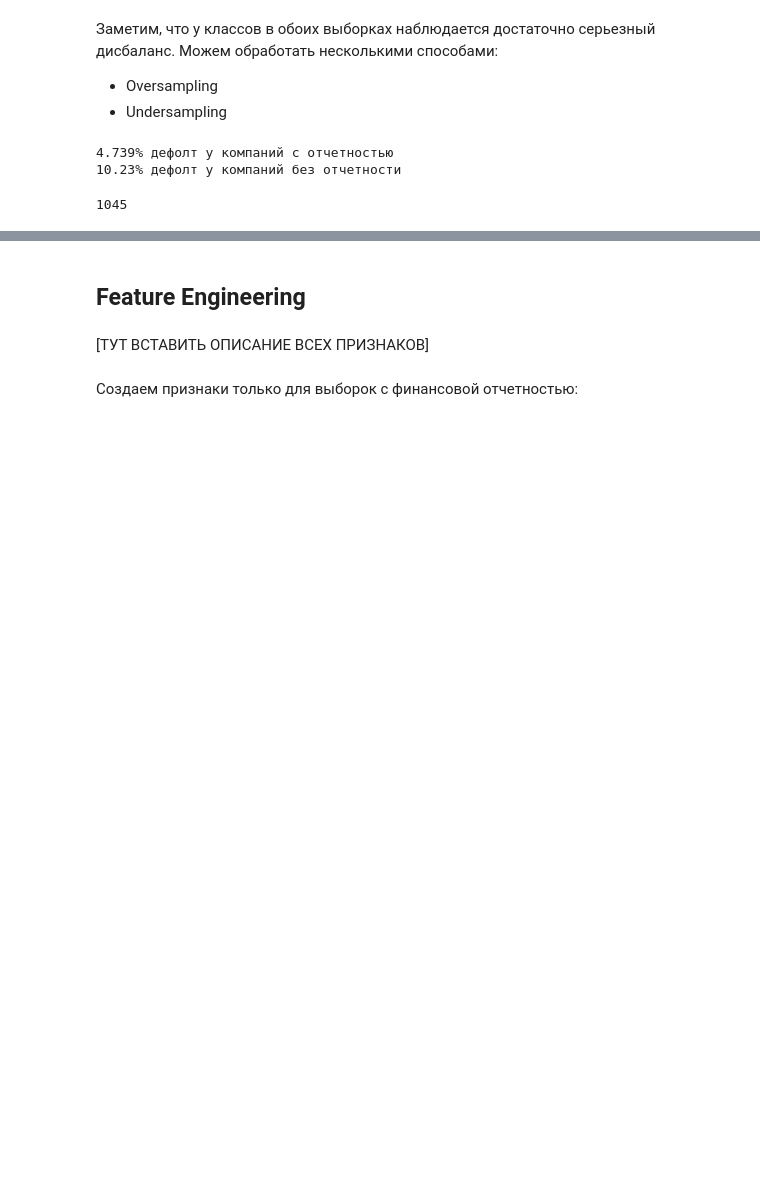
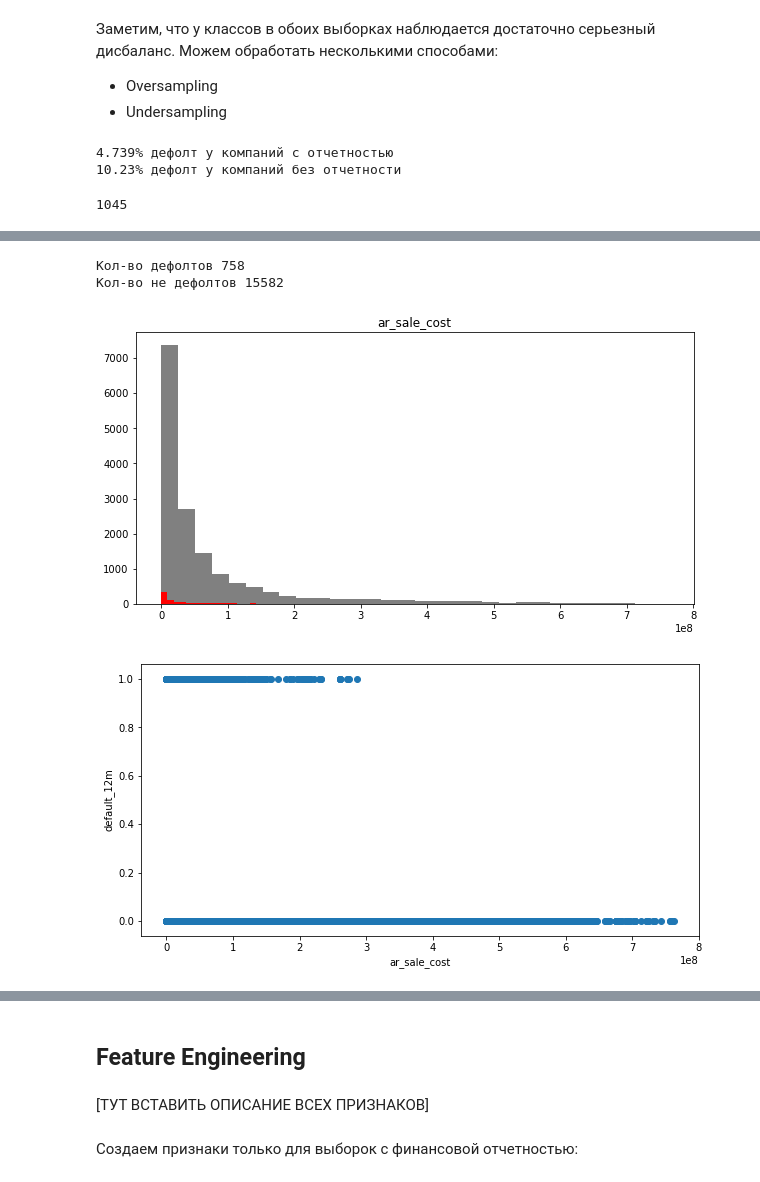
Before and after one commit to Stuksus/Hackaton_SBER, a Jupyter notebook: file_for_model_experiments.ipynb, the cells around one changed output, grey strips where cells are left out. Drawn from its saved outputs; the diff is of its cells as text; code cells hidden in the pictures; blank space fills up the shorter version.

```diff
--- a/file_for_model_experiments.ipynb
+++ b/file_for_model_experiments.ipynb
@@ -375,0 +567,7 @@ def oversampling(x_train, y_train):
+# %%
+vision_outliers(test_remove_outliers,'ar_sale_cost',test_remove_outliers)
+# %% [output]
+Кол-во дефолтов 758
+Кол-во не дефолтов 15582
+[figure, added]
+[figure, added]
```
Also changed, not shown: parts of 42 cells of this notebook.
